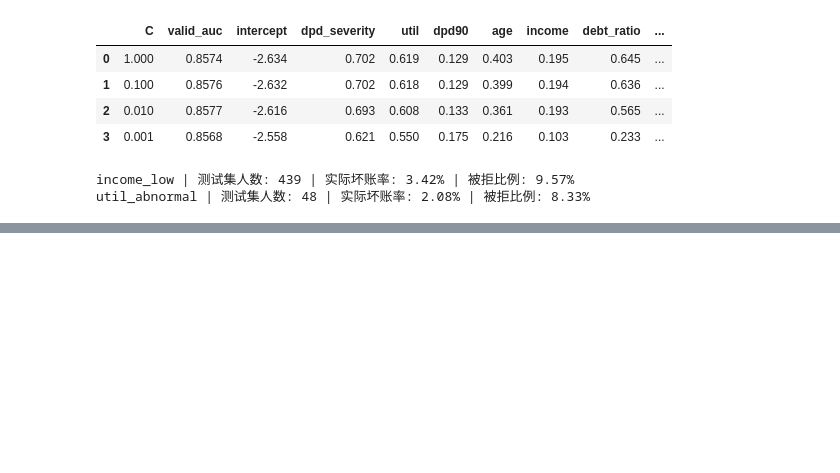
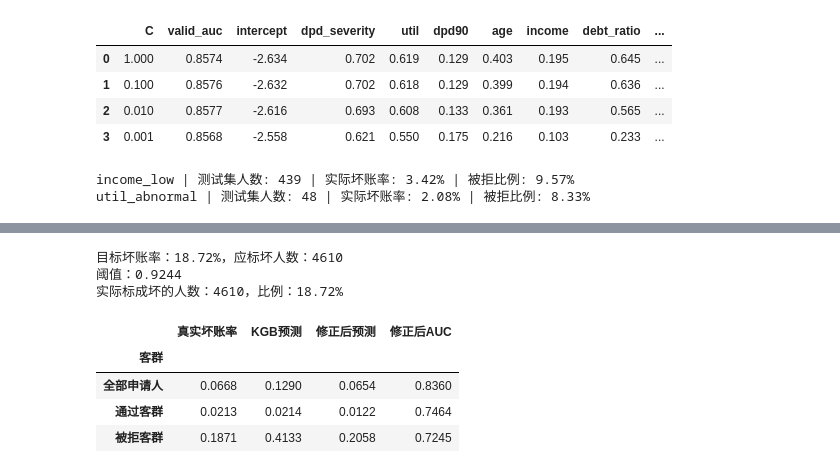
Before and after one commit to DUJIALING-sketch/credit_scorecard, a Jupyter notebook: my_scorecard.ipynb, the cells around one changed output, grey strips where cells are left out. Drawn from its saved outputs; the diff is of its cells as text; code cells hidden in the pictures; blank space fills up the shorter version.

```diff
--- a/my_scorecard.ipynb
+++ b/my_scorecard.ipynb
@@ -1280,0 +1371,48 @@ util_abnormal | 测试集人数: 48 | 实际坏账率: 2.08% | 被拒比例: 8.3
+# %%
+#大约 25% 左右，也就是 6,000 多人，分数会超过 0.8。
+#真正要用的阈值，应该让"标成坏的被拒者比例"接近真实的 18.71%。即：全量预测的被拒客群=kbg预测的被拒客群
+# 拒绝推断 第 3 步（二）：找阈值，让被拒群标成坏的比例 = 真实坏账率 18.71%
+target_rate = y_train[rej_tr].mean()          # 被拒群真实坏账率
+n_bad = round(target_rate * len(p_rej))       # 应标成坏的人数
+cut = np.sort(p_rej)[::-1][n_bad - 1]         # 按分数从高到低，第 n_bad 个人的分数就是阈值
+
+hard_label = (p_rej >= cut).astype(int)       # 推断标签：超过阈值为 1，否则为 0
+
+print(f"目标坏账率：{target_rate:.2%}，应标坏人数：{n_bad}")
+print(f"阈值：{cut:.4f}")
+print(f"实际标成坏的人数：{hard_label.sum()}，比例：{hard_label.mean():.2%}")
+# %% [output]
+目标坏账率：18.72%，应标坏人数：4610
+阈值：0.9244
+实际标成坏的人数：4610，比例：18.72%
+# %%
+#现在被拒的 24,625 人：推断标签（4,610 个标 1，其余标 0）
+#下一步用这 9 万人重新训练模型，然后在测试集上对比：修正后的 KGB 模型，对被拒群的预测坏账率，是不是比 41% 更接近真实的 18.71%。
+# 拒绝推断 第 3 步（三）：用推断标签重训，对比被拒群预测
+# 1. 构造修正后的训练集：通过的人用真实标签，被拒的人用推断标签
+y_aug = np.concatenate([y_tr[~rej_tr], hard_label])
+X_aug = pd.concat([X_tr[~rej_tr], X_tr[rej_tr]])
+
+# 2. 重新训练
+aug = LogisticRegression(C=1.0, max_iter=1000).fit(X_aug, y_aug)
+
+# 3. 测试集打分
+p_aug = aug.predict_proba(X_te)[:, 1]
+
+# 4. 按客群对比
+rows = []
+for name, mask in [("全部申请人", everyone), ("通过客群", ~rej_te), ("被拒客群", rej_te)]:
+    rows.append({
+        "客群": name,
+        "真实坏账率": y_te[mask].mean(),
+        "KGB预测": p_kgb[mask].mean(),
+        "修正后预测": p_aug[mask].mean(),
+        "修正后AUC": roc_auc_score(y_te[mask], p_aug[mask]),
+    })
+pd.DataFrame(rows).set_index("客群").round(4)
+# %% [output]
+|  | 真实坏账率 | KGB预测 | 修正后预测 | 修正后AUC |
+| 客群 |  |  |  |  |
+| 全部申请人 | 0.0668 | 0.1290 | 0.0654 | 0.8360 |
+| 通过客群 | 0.0213 | 0.0214 | 0.0122 | 0.7464 |
+| 被拒客群 | 0.1871 | 0.4133 | 0.2058 | 0.7245 |
```
Also changed, not shown: parts of 6 cells of this notebook, 1 other file.
